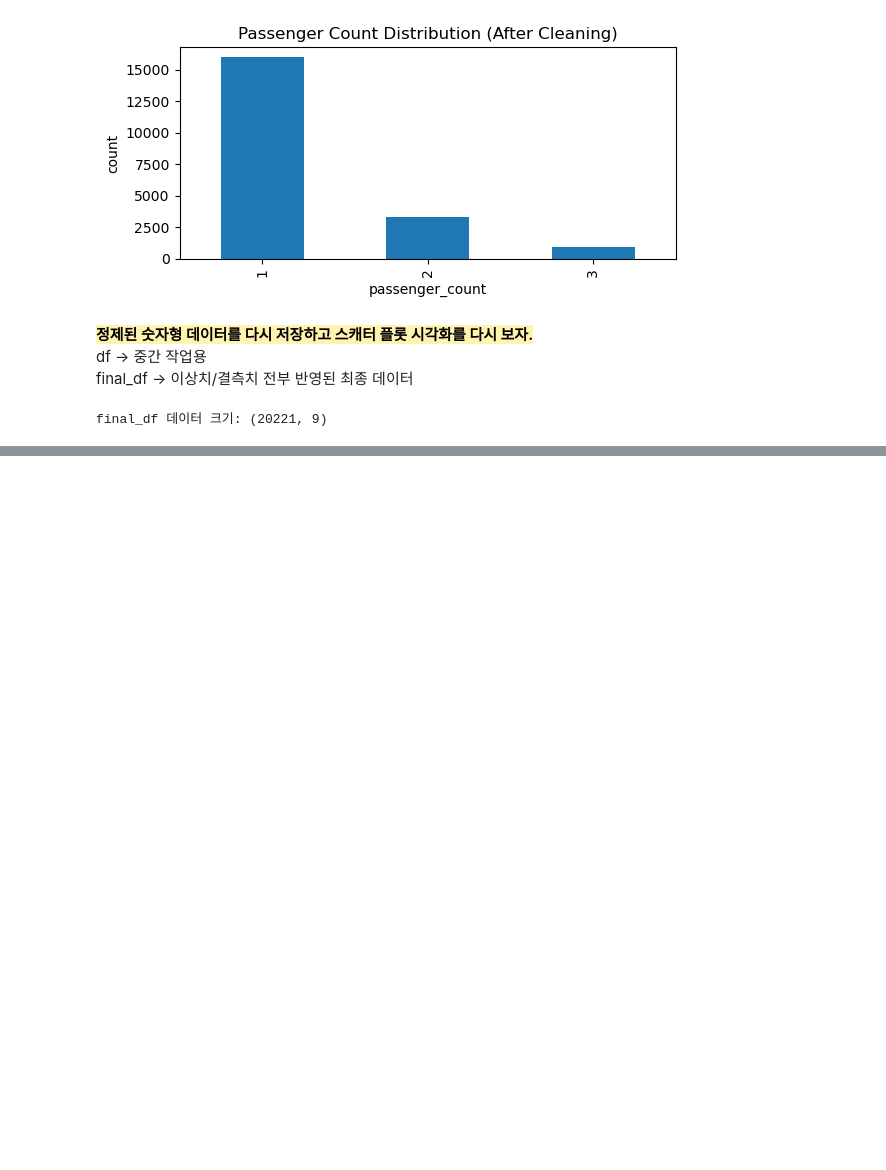
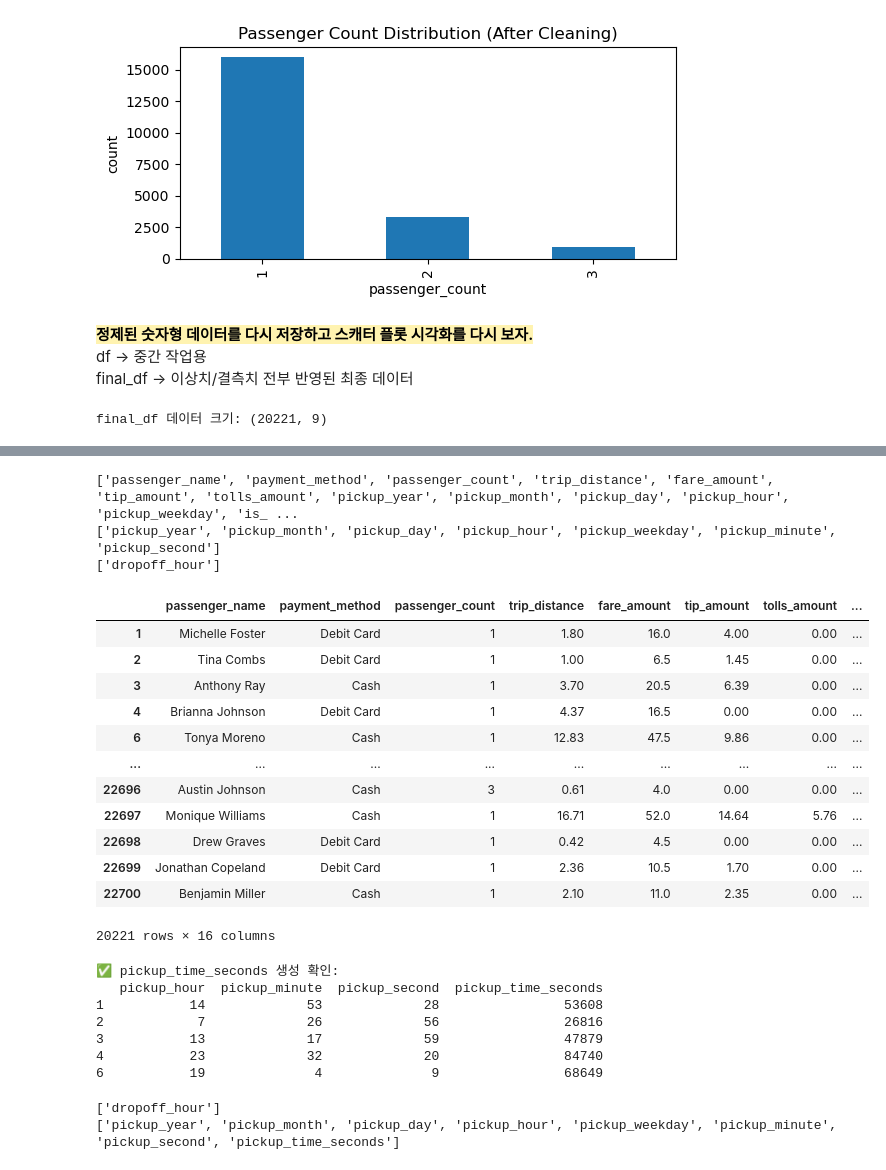
Before and after one commit to jojos0501/da5, a Jupyter notebook: 0204_데이터전처리와시각화/data cleaning_project_jsk.ipynb, the cells around one changed output, grey strips where cells are left out. Drawn from its saved outputs; the diff is of its cells as text; code cells hidden in the pictures; blank space fills up the shorter version.

```diff
--- a/0204_데이터전처리와시각화/data cleaning_project_jsk.ipynb
+++ b/0204_데이터전처리와시각화/data cleaning_project_jsk.ipynb
@@ -702,0 +783,60 @@ plt.show()
+# %%
+# final_df 컬럼 전체 확인 (가장 확실)
+print(final_df.columns.tolist())
+
+# pickup 관련 컬럼만 필터해서 보기 (눈으로 찾기 쉬움)
+print([c for c in final_df.columns if "pickup" in c.lower()])
+
+# dropoff 관련 컬럼도 같이 보기
+print([c for c in final_df.columns if "dropoff" in c.lower()])
+
+display(final_df)
+
+# ============================================
+# 시간(hour) + 분(minute) + 초(second)
+# → 하루 기준 초 단위 컬럼 생성
+# ============================================
+
+final_df["pickup_time_seconds"] = (
+    final_df["pickup_hour"] * 3600 +
+    final_df["pickup_minute"] * 60 +
+    final_df["pickup_second"]
+)
+
+# 결과 확인
+print("✅ pickup_time_seconds 생성 확인:")
+print(
+    final_df[["pickup_hour", "pickup_minute", "pickup_second", "pickup_time_seconds"]]
+    .head()
+)
+# %% [output]
+['passenger_name', 'payment_method', 'passenger_count', 'trip_distance', 'fare_amount', 'tip_amount', 'tolls_amount', 'pickup_year', 'pickup_month', 'pickup_day', 'pickup_hour', 'pickup_weekday', 'is_ ...
+['pickup_year', 'pickup_month', 'pickup_day', 'pickup_hour', 'pickup_weekday', 'pickup_minute', 'pickup_second']
+['dropoff_hour']
+|  | passenger_name | payment_method | passenger_count | trip_distance | fare_amount | tip_amount | tolls_amount | ... |
+| 1 | Michelle Foster | Debit Card | 1 | 1.80 | 16.0 | 4.00 | 0.00 | ... |
+| 2 | Tina Combs | Debit Card | 1 | 1.00 | 6.5 | 1.45 | 0.00 | ... |
+| 3 | Anthony Ray | Cash | 1 | 3.70 | 20.5 | 6.39 | 0.00 | ... |
+| 4 | Brianna Johnson | Debit Card | 1 | 4.37 | 16.5 | 0.00 | 0.00 | ... |
+| 6 | Tonya Moreno | Cash | 1 | 12.83 | 47.5 | 9.86 | 0.00 | ... |
+| ... | ... | ... | ... | ... | ... | ... | ... | ... |
+| 22696 | Austin Johnson | Cash | 3 | 0.61 | 4.0 | 0.00 | 0.00 | ... |
+| 22697 | Monique Williams | Cash | 1 | 16.71 | 52.0 | 14.64 | 5.76 | ... |
+| 22698 | Drew Graves | Debit Card | 1 | 0.42 | 4.5 | 0.00 | 0.00 | ... |
+| 22699 | Jonathan Copeland | Debit Card | 1 | 2.36 | 10.5 | 1.70 | 0.00 | ... |
+| 22700 | Benjamin Miller | Cash | 1 | 2.10 | 11.0 | 2.35 | 0.00 | ... |
+20221 rows × 16 columns
+✅ pickup_time_seconds 생성 확인:
+   pickup_hour  pickup_minute  pickup_second  pickup_time_seconds
+1           14             53             28                53608
+2            7             26             56                26816
+3           13             17             59                47879
+4           23             32             20                84740
+6           19              4              9                68649
+# %%
+# dropoff 관련 컬럼이 남아있는지 확인
+print([c for c in final_df.columns if "dropoff" in c.lower()])
+print([c for c in final_df.columns if "pickup" in c.lower()])
+# %% [output]
+['dropoff_hour']
+['pickup_year', 'pickup_month', 'pickup_day', 'pickup_hour', 'pickup_weekday', 'pickup_minute', 'pickup_second', 'pickup_time_seconds']
```
Also changed, not shown: parts of 11 cells of this notebook.
